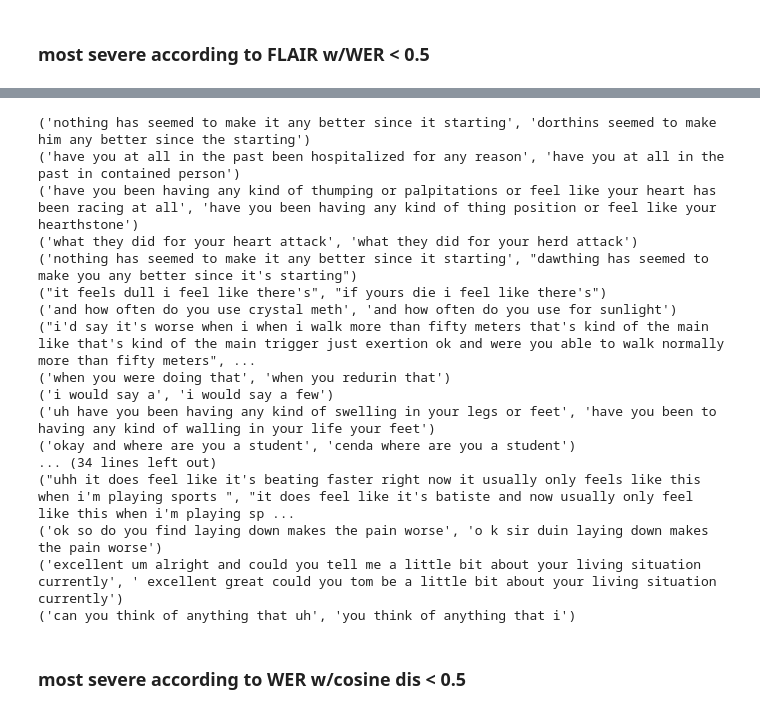
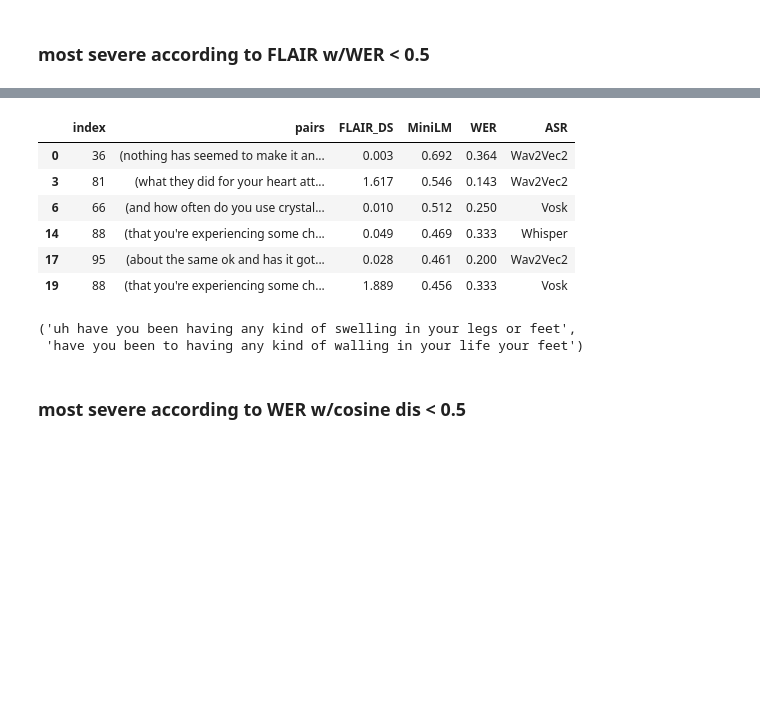
Before and after one commit to whettenr/severity-measures-asr, a Jupyter notebook: EX2.ipynb, the cells around one changed output, grey strips where cells are left out. Saved outputs shown, nothing was run; the diff lists cells and outputs as text; code cells hidden in the pictures; blank space fills up the shorter version.

```diff
--- a/EX2.ipynb
+++ b/EX2.ipynb
@@ -488,3 +510,6 @@ for r in top_fl.head(50)['pairs']:
 # %%
 top_sev_emb = all_concat[all_concat['WER'] < 0.5][['pairs', 'FLAIR_DS', 'MiniLM', 'WER', 'ASR']].sort_values('MiniLM', ascending=False)
-top_sev_emb.head(50)
+top_sev_emb = top_sev_emb.reset_index()
+# top_sev_emb.head(50)
+
+# [0, 3, 6, 10, 14, 17, 19]
@@ -509,24 +516,21 @@ top_sev_emb.head(50)
 # %%
-for r in top_sev_emb.head(50)['pairs']:
-    print(r)
+# for r in top_sev_emb.head(50)['pairs']:
+#     print(r)
-# %% [output]
-('nothing has seemed to make it any better since it starting', 'dorthins seemed to make him any better since the starting')
-('have you at all in the past been hospitalized for any reason', 'have you at all in the past in contained person')
-('have you been having any kind of thumping or palpitations or feel like your heart has been racing at all', 'have you been having any kind of thing position or feel like your hearthstone')
-('what they did for your heart attack', 'what they did for your herd attack')
-('nothing has seemed to make it any better since it starting', "dawthing has seemed to make you any better since it's starting")
-("it feels dull i feel like there's", "if yours die i feel like there's")
-('and how often do you use crystal meth', 'and how often do you use for sunlight')
-("i'd say it's worse when i when i walk more than fifty meters that's kind of the main like that's kind of the main trigger just exertion ok and were you able to walk normally more than fifty meters", ...
-('when you were doing that', 'when you redurin that')
-('i would say a', 'i would say a few')
-('uh have you been having any kind of swelling in your legs or feet', 'have you been to having any kind of walling in your life your feet')
-('okay and where are you a student', 'cenda where are you a student')
-... (34 lines left out)
-("uhh it does feel like it's beating faster right now it usually only feels like this when i'm playing sports ", "it does feel like it's batiste and now usually only feel like this when i'm playing sp ...
-('ok so do you find laying down makes the pain worse', 'o k sir duin laying down makes the pain worse')
-('excellent um alright and could you tell me a little bit about your living situation currently', ' excellent great could you tom be a little bit about your living situation currently')
-('can you think of anything that uh', 'you think of anything that i')
+# %%
+top_sev_emb.iloc[[0, 3, 6, 14, 17, 19]].round(3)
+# %% [output]
+|  | index | pairs | FLAIR_DS | MiniLM | WER | ASR |
+| 0 | 36 | (nothing has seemed to make it an... | 0.003 | 0.692 | 0.364 | Wav2Vec2 |
+| 3 | 81 | (what they did for your heart att... | 1.617 | 0.546 | 0.143 | Wav2Vec2 |
+| 6 | 66 | (and how often do you use crystal... | 0.010 | 0.512 | 0.250 | Vosk |
+| 14 | 88 | (that you're experiencing some ch... | 0.049 | 0.469 | 0.333 | Whisper |
+| 17 | 95 | (about the same ok and has it got... | 0.028 | 0.461 | 0.200 | Wav2Vec2 |
+| 19 | 88 | (that you're experiencing some ch... | 1.889 | 0.456 | 0.333 | Vosk |
+# %%
+top_sev_emb.iloc[[0, 3, 6, 10, 14, 17, 19]].round(3).pairs[10]
+# %% [output]
+('uh have you been having any kind of swelling in your legs or feet',
+ 'have you been to having any kind of walling in your life your feet')
 # %% [markdown]
 ### most severe according to WER w/cosine dis < 0.5
 # %%
```
Also changed, not shown: parts of 19 cells of this notebook, 1 other file.
